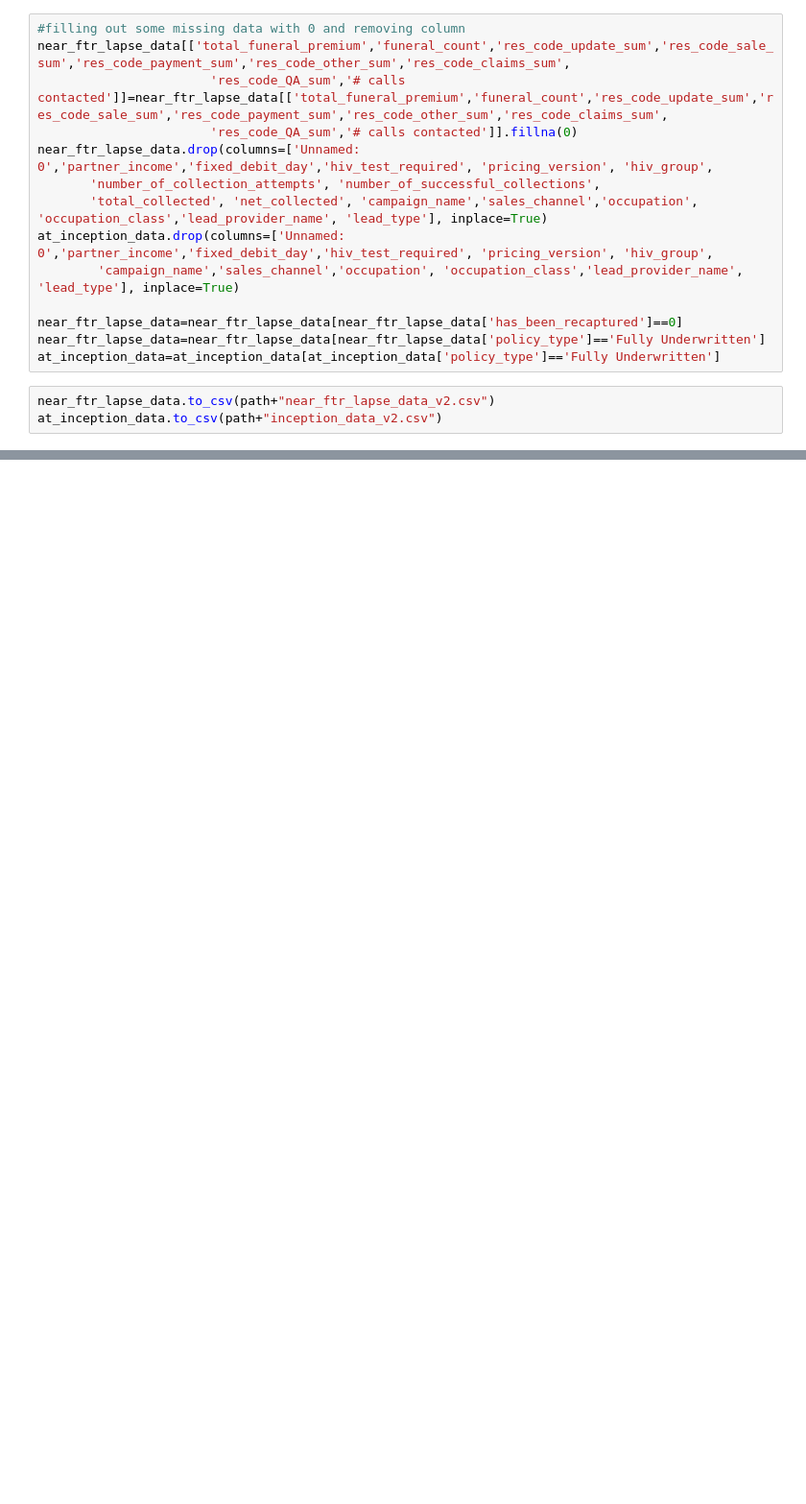
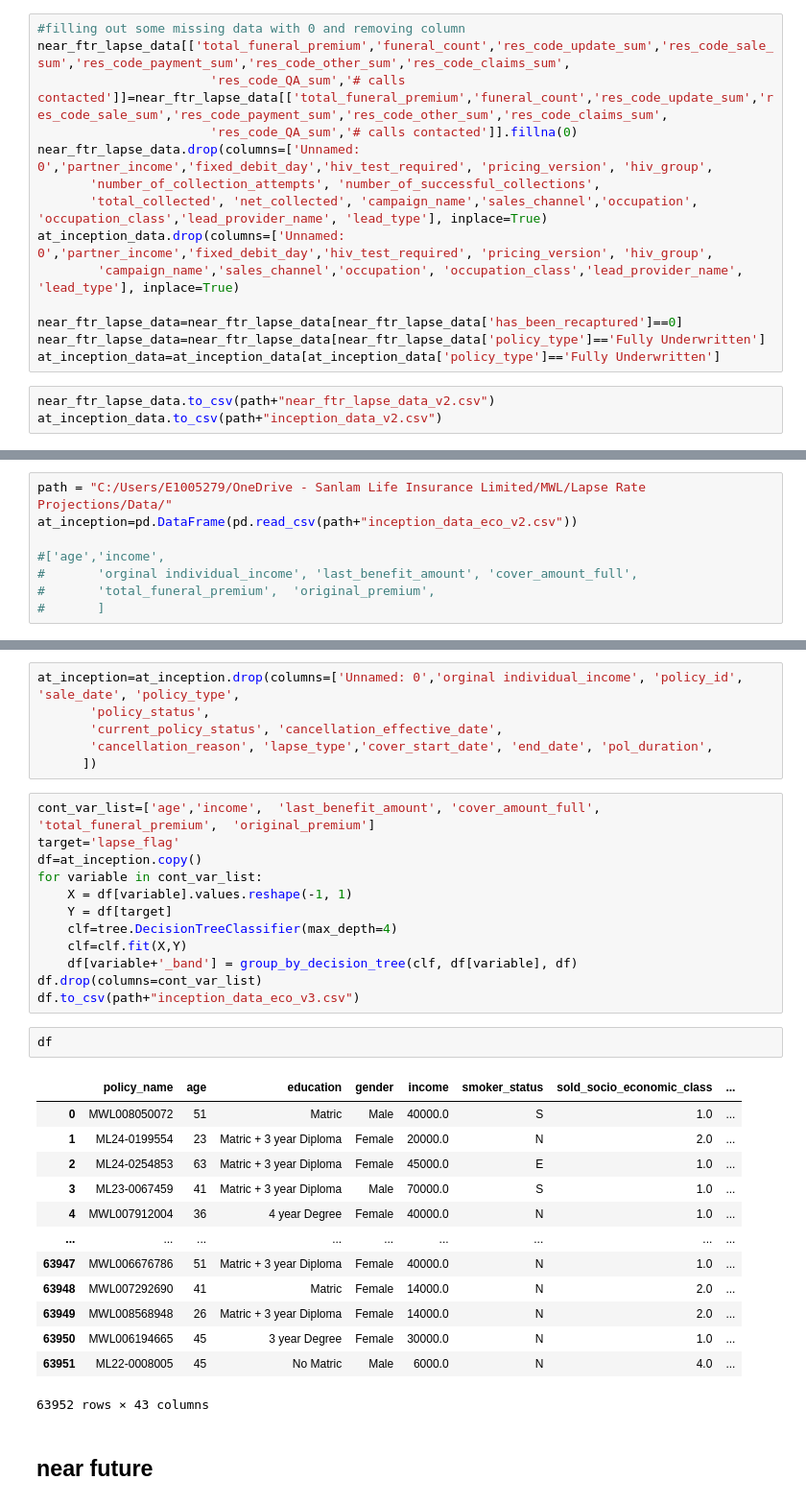
Before and after one commit to Christine-H-code/LapseRate_modeling, a Jupyter notebook: EDA.ipynb, the cells around one changed output, grey strips where cells are left out. Shown at 96% size. Cells and saved outputs as stored; diff of their text form; blank space fills up the shorter version.

```diff
--- a/EDA.ipynb
+++ b/EDA.ipynb
@@ -1602,0 +1984,8 @@ at_inception_data.to_csv(path+"inception_data_v2.csv")
+# %%
+path = "C:/Users/E1005279/OneDrive - Sanlam Life Insurance Limited/MWL/Lapse Rate Projections/Data/"
+at_inception=pd.DataFrame(pd.read_csv(path+"inception_data_eco_v2.csv"))
+
+#['age','income',
+#       'orginal individual_income', 'last_benefit_amount', 'cover_amount_full',
+#       'total_funeral_premium',  'original_premium',
+#       ]
@@ -1602,0 +2011,36 @@ at_inception_data.to_csv(path+"inception_data_v2.csv")
+# %%
+at_inception=at_inception.drop(columns=['Unnamed: 0','orginal individual_income', 'policy_id', 'sale_date', 'policy_type',
+       'policy_status',
+       'current_policy_status', 'cancellation_effective_date',
+       'cancellation_reason', 'lapse_type','cover_start_date', 'end_date', 'pol_duration',
+      ])
+# %%
+cont_var_list=['age','income',  'last_benefit_amount', 'cover_amount_full', 'total_funeral_premium',  'original_premium']
+target='lapse_flag'
+df=at_inception.copy()
+for variable in cont_var_list:
+    X = df[variable].values.reshape(-1, 1)
+    Y = df[target]
+    clf=tree.DecisionTreeClassifier(max_depth=4)
+    clf=clf.fit(X,Y)
+    df[variable+'_band'] = group_by_decision_tree(clf, df[variable], df)
+df.drop(columns=cont_var_list)
+df.to_csv(path+"inception_data_eco_v3.csv")
+# %%
+df
+# %% [output]
+|  | policy_name | age | education | gender | income | smoker_status | sold_socio_economic_class | ... |
+| 0 | MWL008050072 | 51 | Matric | Male | 40000.0 | S | 1.0 | ... |
+| 1 | ML24-0199554 | 23 | Matric + 3 year Diploma | Female | 20000.0 | N | 2.0 | ... |
+| 2 | ML24-0254853 | 63 | Matric + 3 year Diploma | Female | 45000.0 | E | 1.0 | ... |
+| 3 | ML23-0067459 | 41 | Matric + 3 year Diploma | Male | 70000.0 | S | 1.0 | ... |
+| 4 | MWL007912004 | 36 | 4 year Degree | Female | 40000.0 | N | 1.0 | ... |
+| ... | ... | ... | ... | ... | ... | ... | ... | ... |
+| 63947 | MWL006676786 | 51 | Matric + 3 year Diploma | Female | 40000.0 | N | 1.0 | ... |
+| 63948 | MWL007292690 | 41 | Matric | Female | 14000.0 | N | 2.0 | ... |
+| 63949 | MWL008568948 | 26 | Matric + 3 year Diploma | Female | 14000.0 | N | 2.0 | ... |
+| 63950 | MWL006194665 | 45 | 3 year Degree | Female | 30000.0 | N | 1.0 | ... |
+| 63951 | ML22-0008005 | 45 | No Matric | Male | 6000.0 | N | 4.0 | ... |
+63952 rows × 43 columns
+# %% [markdown]
+## near future
```
Also changed, not shown: parts of 34 cells of this notebook.
